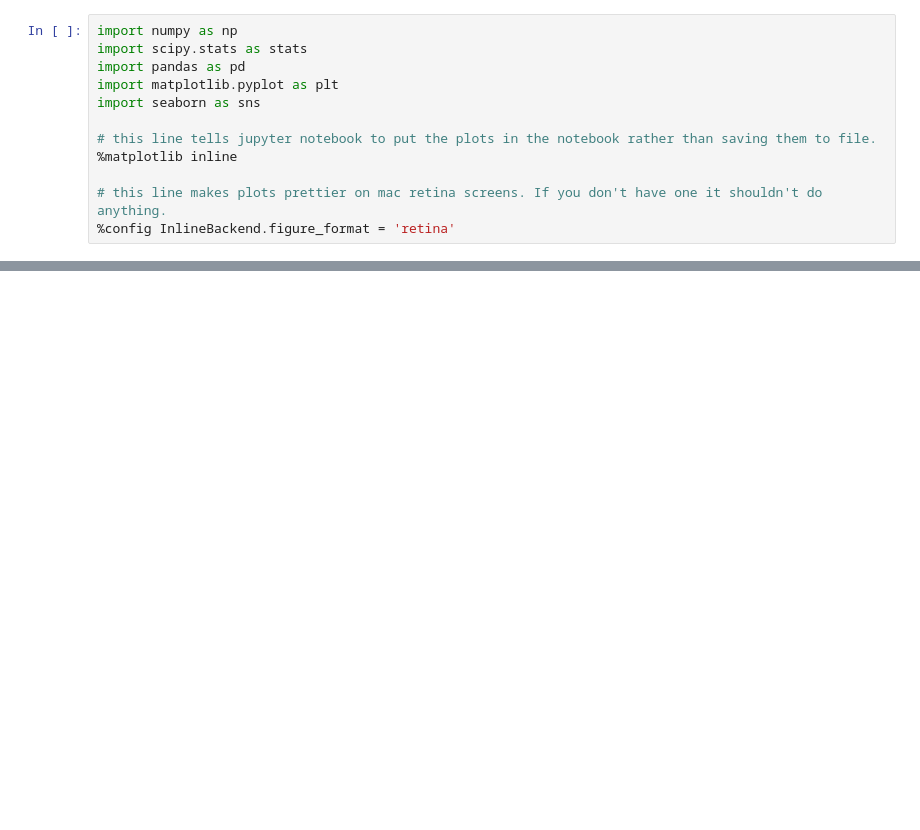
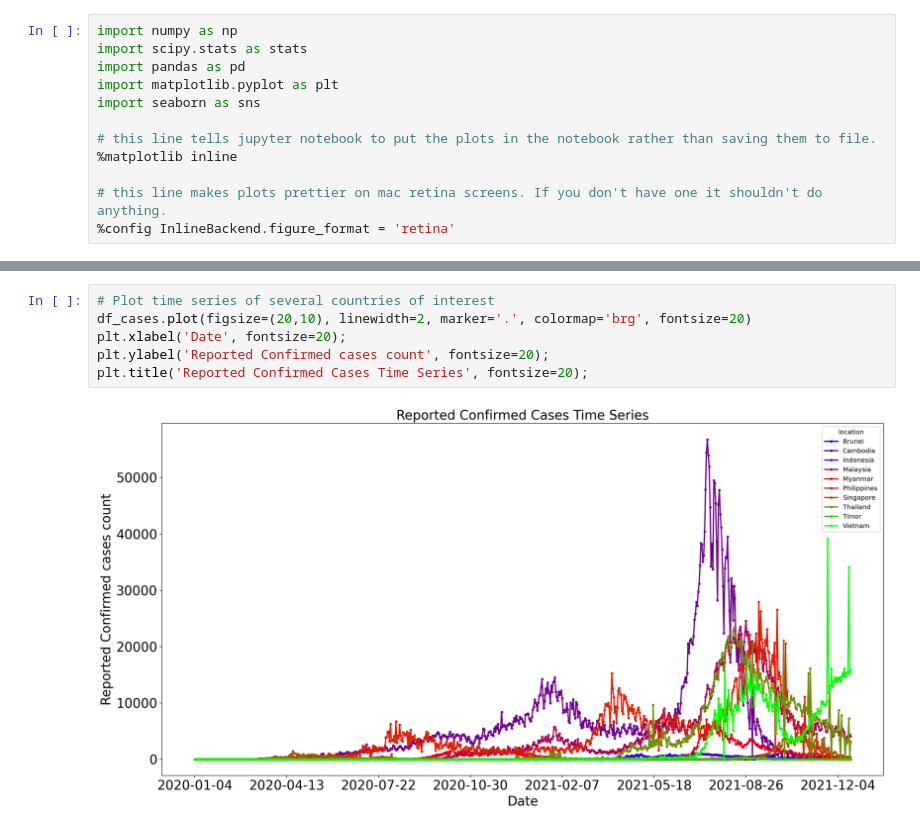
Before and after one commit to dang-nh/COVID19-Exploratory-Data-Analysis, a Jupyter notebook: Untitled.ipynb, the cells around one changed output, grey strips where cells are left out. Cells and saved outputs as stored; diff of their text form; blank space fills up the shorter version.

```diff
--- a/Untitled.ipynb
+++ b/Untitled.ipynb
@@ -38,0 +235,8 @@ Index: []
+# %%
+# Plot time series of several countries of interest
+df_cases.plot(figsize=(20,10), linewidth=2, marker='.', colormap='brg', fontsize=20)
+plt.xlabel('Date', fontsize=20);
+plt.ylabel('Reported Confirmed cases count', fontsize=20);
+plt.title('Reported Confirmed Cases Time Series', fontsize=20);
+# %% [output]
+[figure, added]
```
Also changed, not shown: parts of 37 cells of this notebook, 32 other files.
